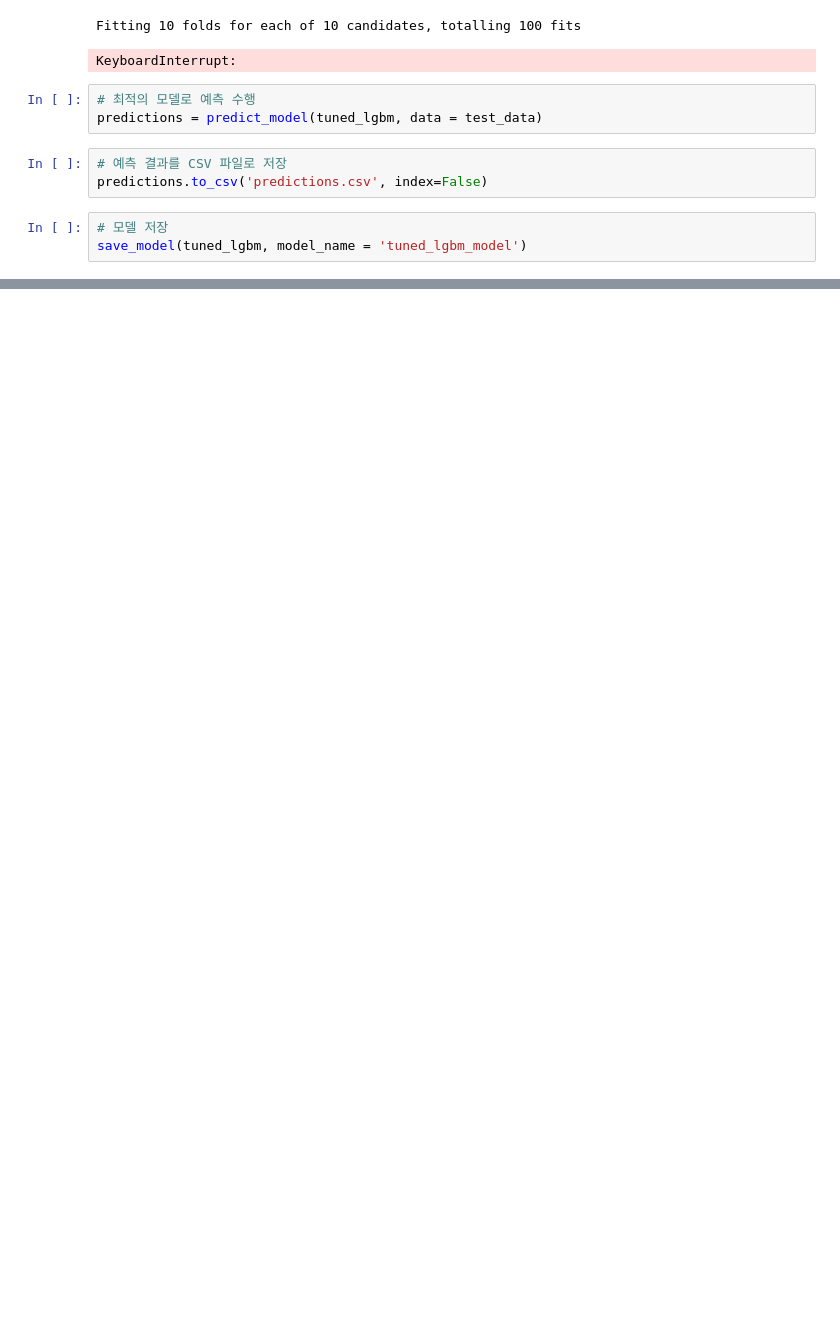
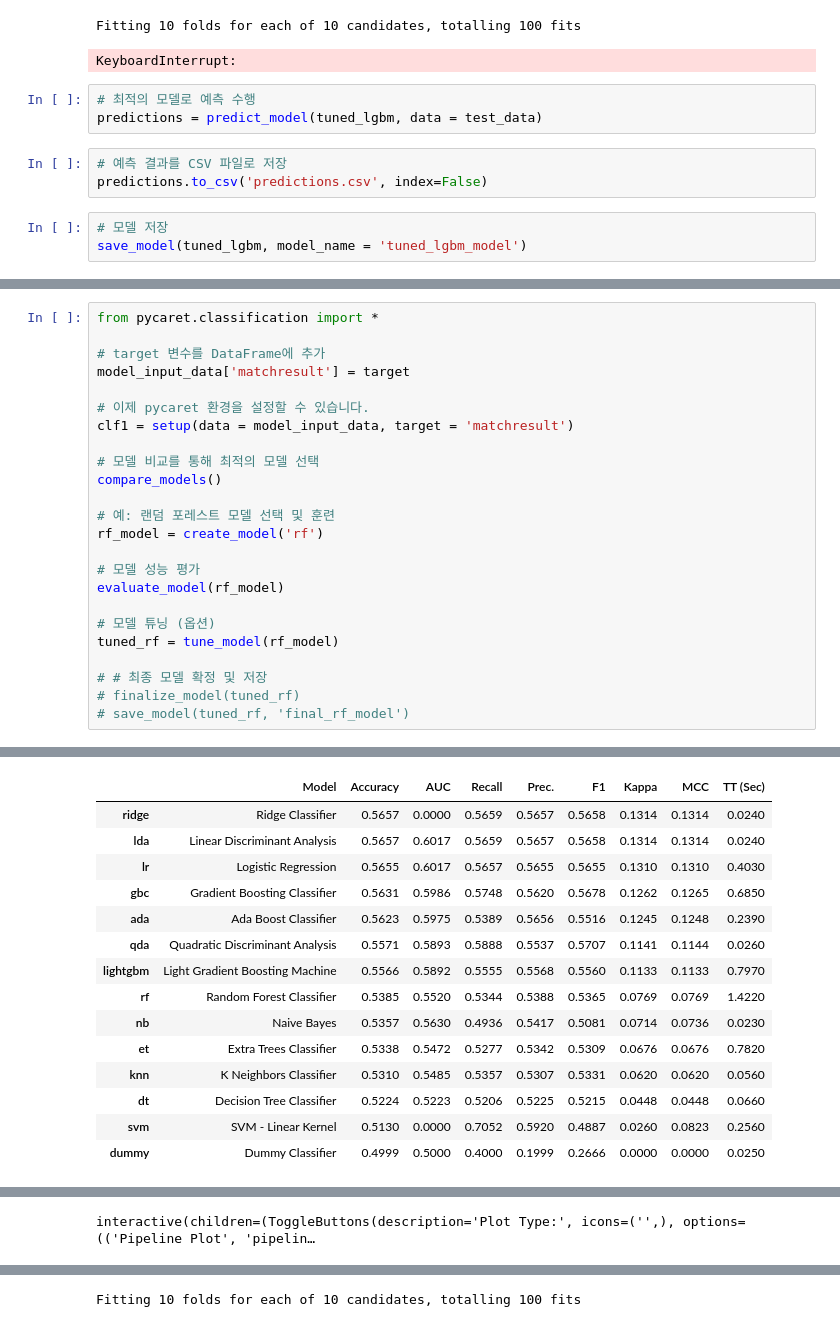
Before and after one commit to sparkerhoney/nextorial, a Jupyter notebook: model/pycaret_model.ipynb, the cells around one changed output, grey strips where cells are left out. Saved outputs shown, nothing was run; the diff lists cells and outputs as text; blank space fills up the shorter version.

```diff
--- a/model/pycaret_model.ipynb
+++ b/model/pycaret_model.ipynb
@@ -97,0 +126,25 @@ save_model(tuned_lgbm, model_name = 'tuned_lgbm_model')
+# %%
+from pycaret.classification import *
+
+# target 변수를 DataFrame에 추가
+model_input_data['matchresult'] = target
+
+# 이제 pycaret 환경을 설정할 수 있습니다.
+clf1 = setup(data = model_input_data, target = 'matchresult')
+
+# 모델 비교를 통해 최적의 모델 선택
+compare_models()
+
+# 예: 랜덤 포레스트 모델 선택 및 훈련
+rf_model = create_model('rf')
+
+# 모델 성능 평가
+evaluate_model(rf_model)
+
+# 모델 튜닝 (옵션)
+tuned_rf = tune_model(rf_model)
+
+# # 최종 모델 확정 및 저장
+# finalize_model(tuned_rf)
+# save_model(tuned_rf, 'final_rf_model')
+# %% [output]
@@ -97,0 +169,15 @@ save_model(tuned_lgbm, model_name = 'tuned_lgbm_model')
+|  | Model | Accuracy | AUC | Recall | Prec. | F1 | Kappa | MCC | TT (Sec) |
+| ridge | Ridge Classifier | 0.5657 | 0.0000 | 0.5659 | 0.5657 | 0.5658 | 0.1314 | 0.1314 | 0.0240 |
+| lda | Linear Discriminant Analysis | 0.5657 | 0.6017 | 0.5659 | 0.5657 | 0.5658 | 0.1314 | 0.1314 | 0.0240 |
+| lr | Logistic Regression | 0.5655 | 0.6017 | 0.5657 | 0.5655 | 0.5655 | 0.1310 | 0.1310 | 0.4030 |
+| gbc | Gradient Boosting Classifier | 0.5631 | 0.5986 | 0.5748 | 0.5620 | 0.5678 | 0.1262 | 0.1265 | 0.6850 |
+| ada | Ada Boost Classifier | 0.5623 | 0.5975 | 0.5389 | 0.5656 | 0.5516 | 0.1245 | 0.1248 | 0.2390 |
+| qda | Quadratic Discriminant Analysis | 0.5571 | 0.5893 | 0.5888 | 0.5537 | 0.5707 | 0.1141 | 0.1144 | 0.0260 |
+| lightgbm | Light Gradient Boosting Machine | 0.5566 | 0.5892 | 0.5555 | 0.5568 | 0.5560 | 0.1133 | 0.1133 | 0.7970 |
+| rf | Random Forest Classifier | 0.5385 | 0.5520 | 0.5344 | 0.5388 | 0.5365 | 0.0769 | 0.0769 | 1.4220 |
+| nb | Naive Bayes | 0.5357 | 0.5630 | 0.4936 | 0.5417 | 0.5081 | 0.0714 | 0.0736 | 0.0230 |
+| et | Extra Trees Classifier | 0.5338 | 0.5472 | 0.5277 | 0.5342 | 0.5309 | 0.0676 | 0.0676 | 0.7820 |
+| knn | K Neighbors Classifier | 0.5310 | 0.5485 | 0.5357 | 0.5307 | 0.5331 | 0.0620 | 0.0620 | 0.0560 |
+| dt | Decision Tree Classifier | 0.5224 | 0.5223 | 0.5206 | 0.5225 | 0.5215 | 0.0448 | 0.0448 | 0.0660 |
+| svm | SVM - Linear Kernel | 0.5130 | 0.0000 | 0.7052 | 0.5920 | 0.4887 | 0.0260 | 0.0823 | 0.2560 |
+| dummy | Dummy Classifier | 0.4999 | 0.5000 | 0.4000 | 0.1999 | 0.2666 | 0.0000 | 0.0000 | 0.0250 |
@@ -97,0 +201 @@ save_model(tuned_lgbm, model_name = 'tuned_lgbm_model')
+interactive(children=(ToggleButtons(description='Plot Type:', icons=('',), options=(('Pipeline Plot', 'pipelin…
@@ -97,0 +218 @@ save_model(tuned_lgbm, model_name = 'tuned_lgbm_model')
+Fitting 10 folds for each of 10 candidates, totalling 100 fits
```
Also changed, not shown: parts of 2 cells of this notebook, 4 other files.
